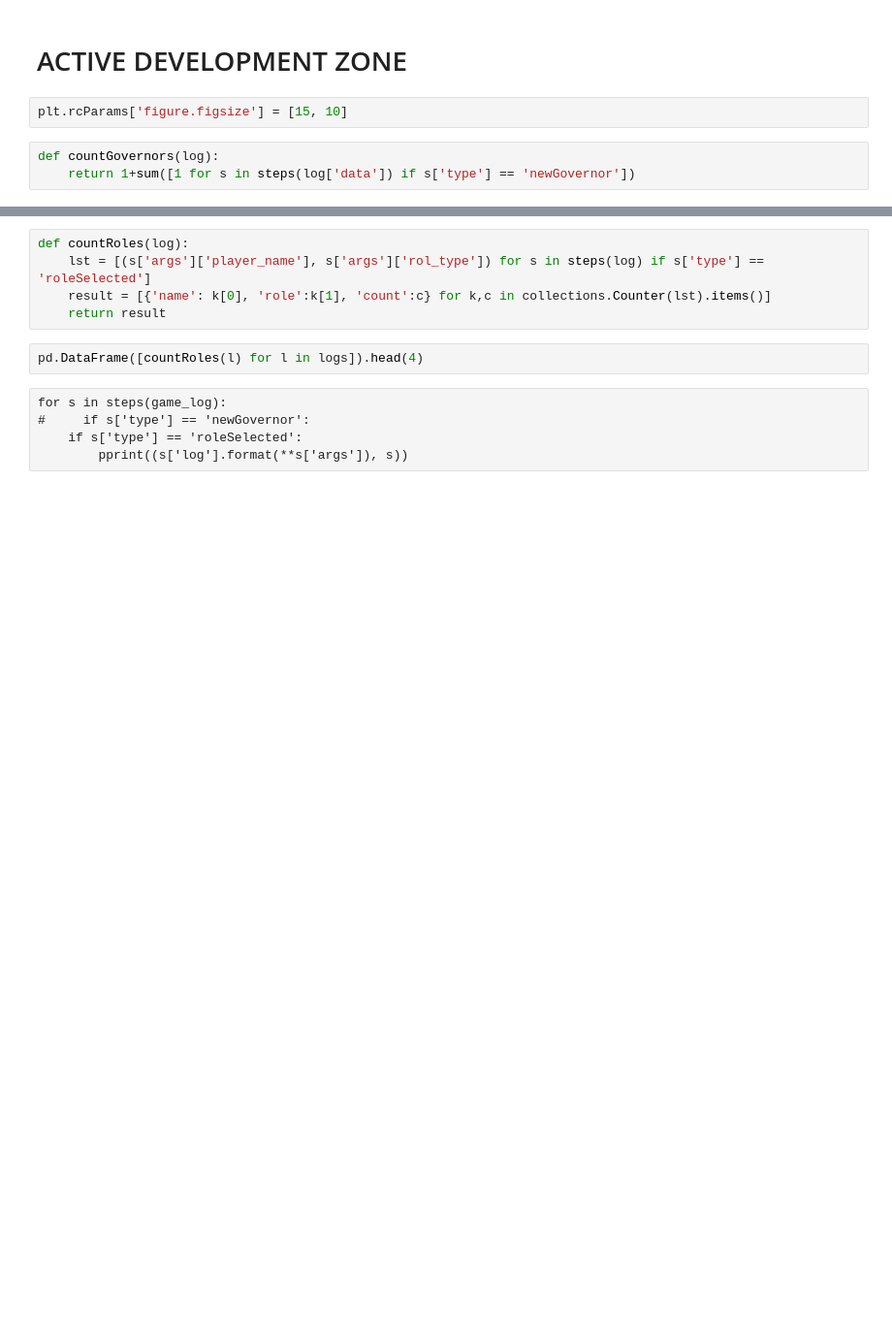
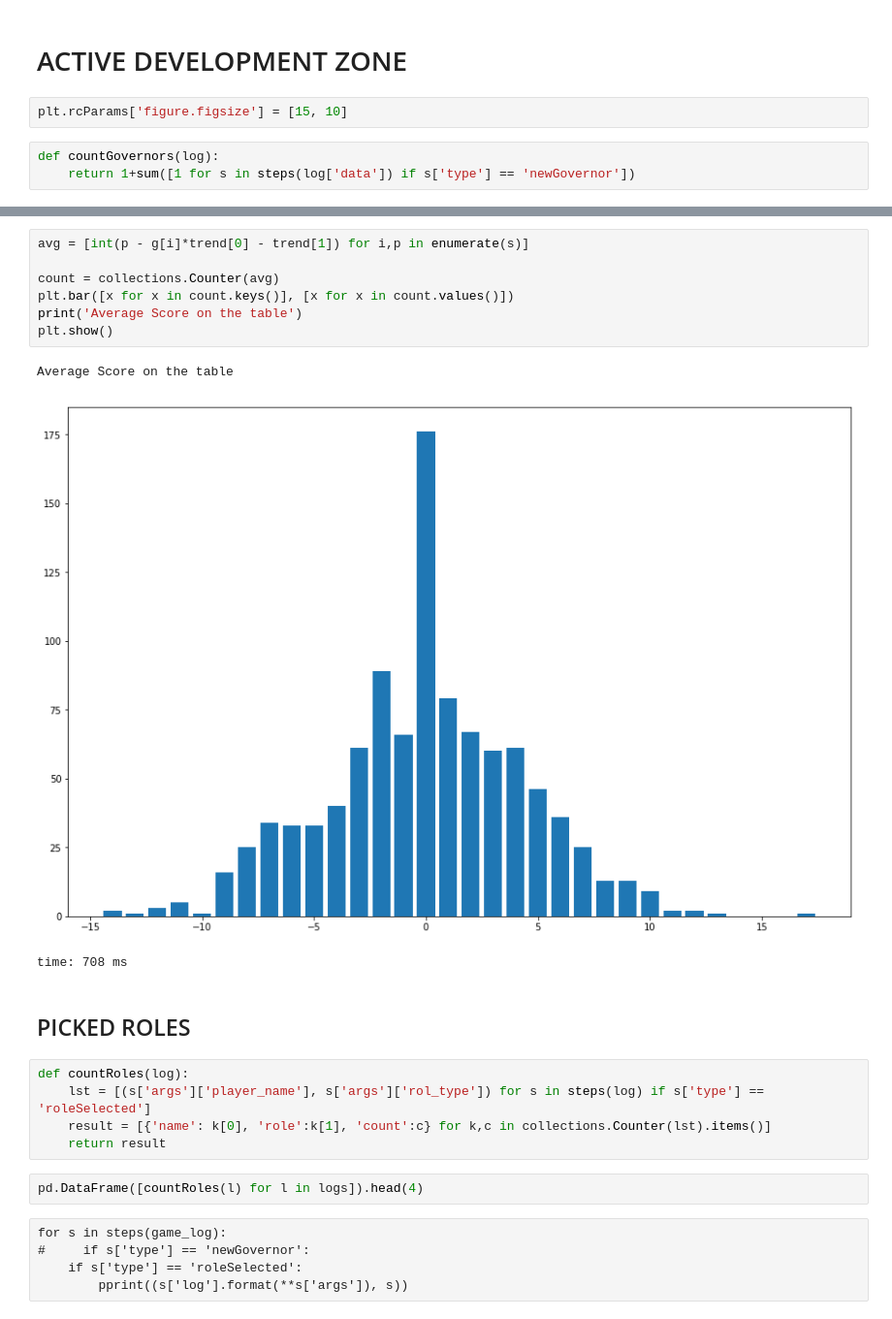
Before and after one commit to xiwix/binder, a Jupyter notebook: bga.puertorico.analyze.ipynb, the cells around one changed output, grey strips where cells are left out. Shown: that part at 97% size. Saved outputs shown, nothing was run; the diff lists cells and outputs as text; blank space fills up the shorter version.

```diff
--- a/bga.puertorico.analyze.ipynb
+++ b/bga.puertorico.analyze.ipynb
@@ -263,3 +319,16 @@ pprint([s for s in stats if s['table']['stats']['2'] < 5][:10], depth=3, width=1
+# %%
+avg = [int(p - g[i]*trend[0] - trend[1]) for i,p in enumerate(s)]
+
+count = collections.Counter(avg)
+plt.bar([x for x in count.keys()], [x for x in count.values()])
+print('Average Score on the table')
+plt.show()
+# %% [output]
+Average Score on the table
+[figure, added]
+time: 708 ms
+# %% [markdown]
+## PICKED ROLES
 # %%
 def countRoles(log):
     lst = [(s['args']['player_name'], s['args']['rol_type']) for s in steps(log) if s['type'] == 'roleSelected']
```
Also changed, not shown: parts of 14 cells of this notebook.
